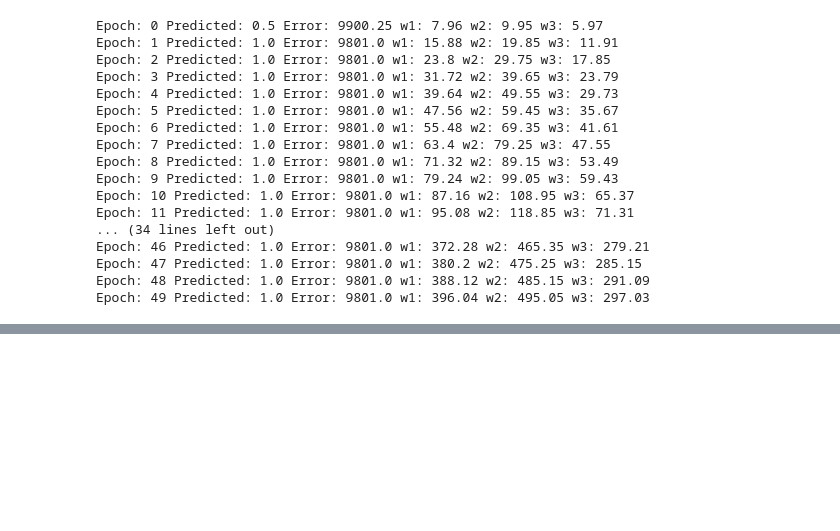
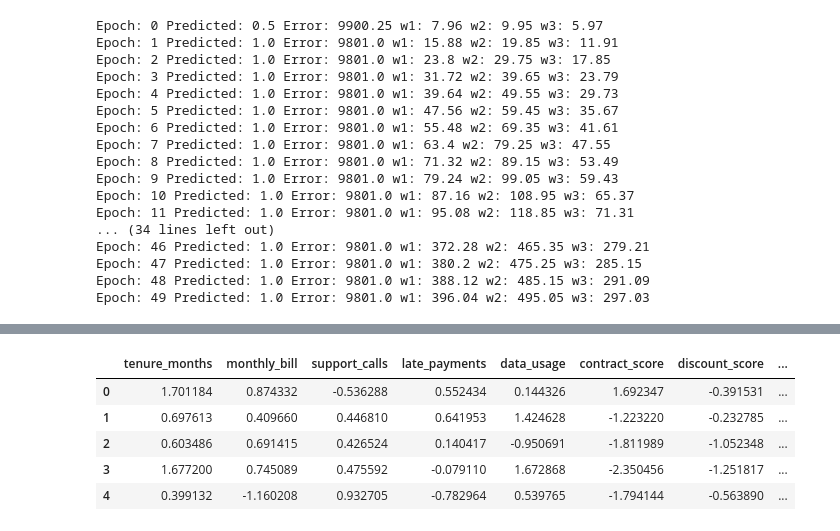
Before and after one commit to DevenDevOps1924/PYTHON_JOURNEY, a Jupyter notebook: Deep_Learning/Deepl_learning_with_Numpy_example.ipynb, the cells around one changed output, grey strips where cells are left out. Cells and saved outputs as stored; diff of their text form; code cells hidden in the pictures; blank space fills up the shorter version.

```diff
--- a/Deep_Learning/Deepl_learning_with_Numpy_example.ipynb
+++ b/Deep_Learning/Deepl_learning_with_Numpy_example.ipynb
@@ -102,0 +206,2 @@ Epoch: 49 Predicted: 1.0 Error: 9801.0 w1: 396.04 w2: 495.05 w3: 297.03
+# %%
+X, y = make_classification(n_samples= 1200, n_features=8, n_informative = 5, n_redundant=1,weights = [0.7,0.3], random_state= 42)
@@ -102,0 +228,17 @@ Epoch: 49 Predicted: 1.0 Error: 9801.0 w1: 396.04 w2: 495.05 w3: 297.03
+# %%
+feature_names = [
+    'tenure_months', 'monthly_bill', 'support_calls', 'late_payments',
+    'data_usage', 'contract_score', 'discount_score', 'complaint_score'
+]
+# %%
+X = pd.DataFrame(X, columns=feature_names)
+y = pd.Series(y , name = "churn")
+# %%
+X.head()
+# %% [output]
+|  | tenure_months | monthly_bill | support_calls | late_payments | data_usage | contract_score | discount_score | ... |
+| 0 | 1.701184 | 0.874332 | -0.536288 | 0.552434 | 0.144326 | 1.692347 | -0.391531 | ... |
+| 1 | 0.697613 | 0.409660 | 0.446810 | 0.641953 | 1.424628 | -1.223220 | -0.232785 | ... |
+| 2 | 0.603486 | 0.691415 | 0.426524 | 0.140417 | -0.950691 | -1.811989 | -1.052348 | ... |
+| 3 | 1.677200 | 0.745089 | 0.475592 | -0.079110 | 1.672868 | -2.350456 | -1.251817 | ... |
+| 4 | 0.399132 | -1.160208 | 0.932705 | -0.782964 | 0.539765 | -1.794144 | -0.563890 | ... |
```
Also changed, not shown: parts of 71 cells of this notebook, 10 other files.
